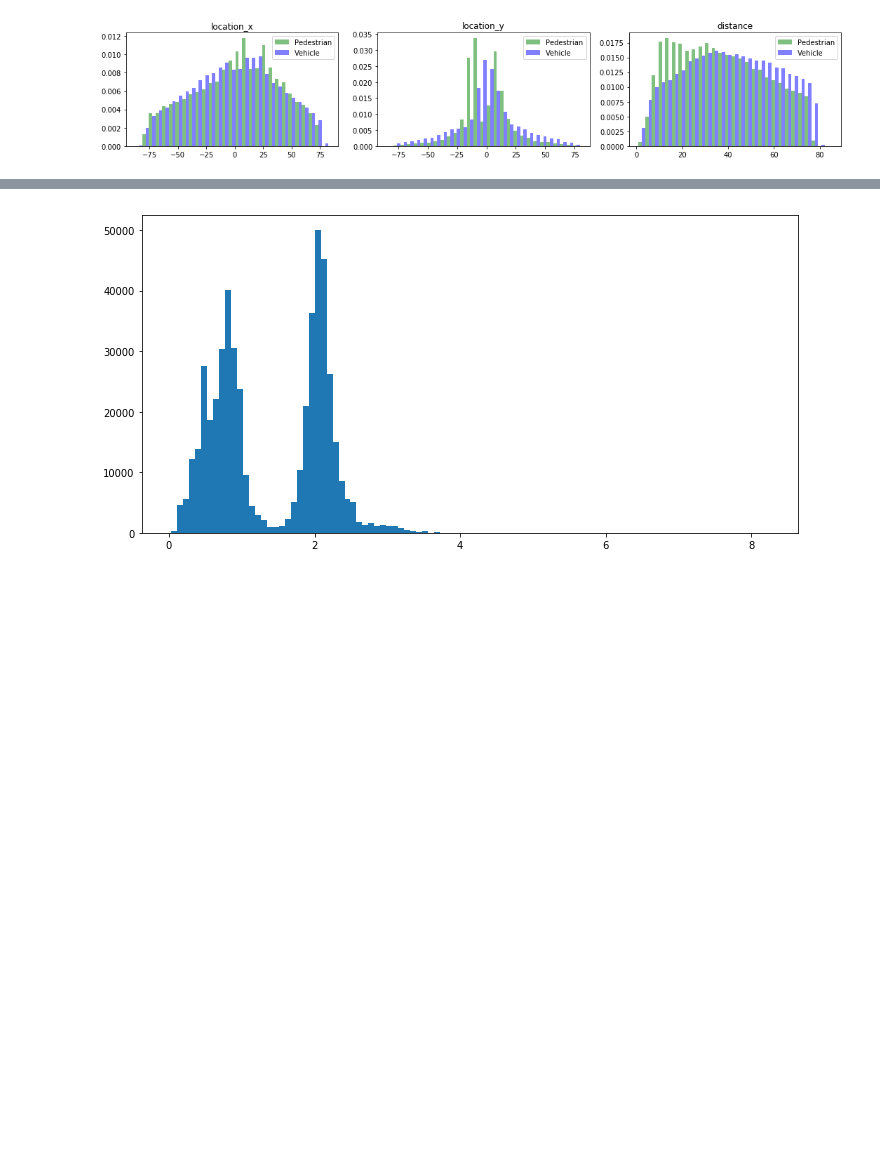
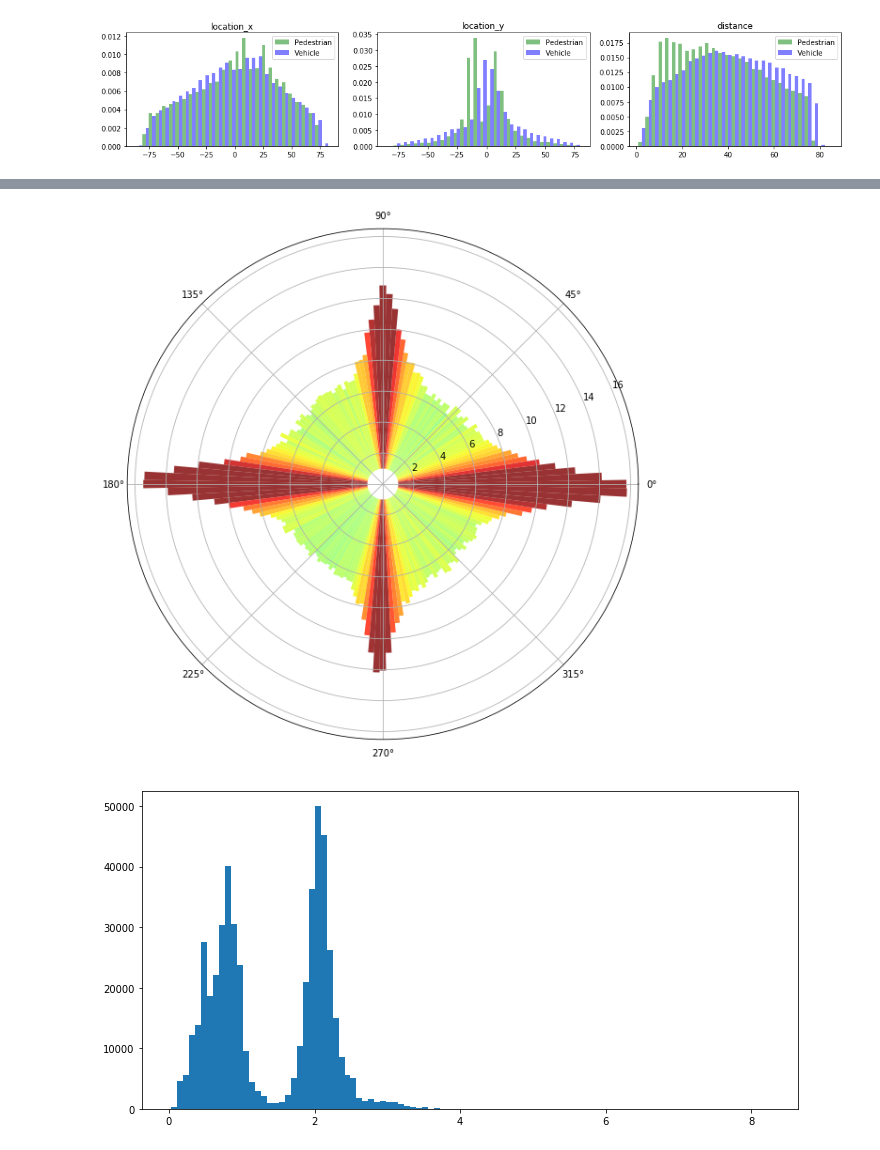
Before and after one commit to kittyschulz/Exploring-Waymo-Open-Dataset, a Jupyter notebook: Waymo-Object-EDA.ipynb, the cells around one changed output, grey strips where cells are left out. Drawn from its saved outputs; the diff is of its cells as text; code cells hidden in the pictures; blank space fills up the shorter version.

```diff
--- a/Waymo-Object-EDA.ipynb
+++ b/Waymo-Object-EDA.ipynb
@@ -104,3 +127,27 @@ plot_subgroup_hist(objects_df[distance_cols], pedestrians[distance_cols], vehicl
+# %%
+heights, angles, bars = plt.hist(ve['heading'], bins=180);
+plt.close()
+angles_rad = np.radians(angles)[:180]
+
+fig, axs = plt.subplots(1,1, figsize=(10, 10))
+N = 180
+bottom = 1
+
+theta = angles_rad
+radii = (heights)**(1/np.pi)
+width = (2*np.pi) / N
+
+ax = plt.subplot(111, polar=True)
+bars = ax.bar(theta, radii, width=width, bottom=bottom)
+
+# Use custom colors and opacity
+for r, bar in zip(radii, bars):
+    bar.set_facecolor(plt.cm.jet(r / 10.))
+    bar.set_alpha(0.8)
+
+plt.show()
+# %% [output]
+[figure, added]
 # %%
 objects_df['dimension_width'].hist(bins=100,figsize=(10, 5), grid=False)
 plt.tight_layout()
```
Also changed, not shown: parts of 31 cells of this notebook.
